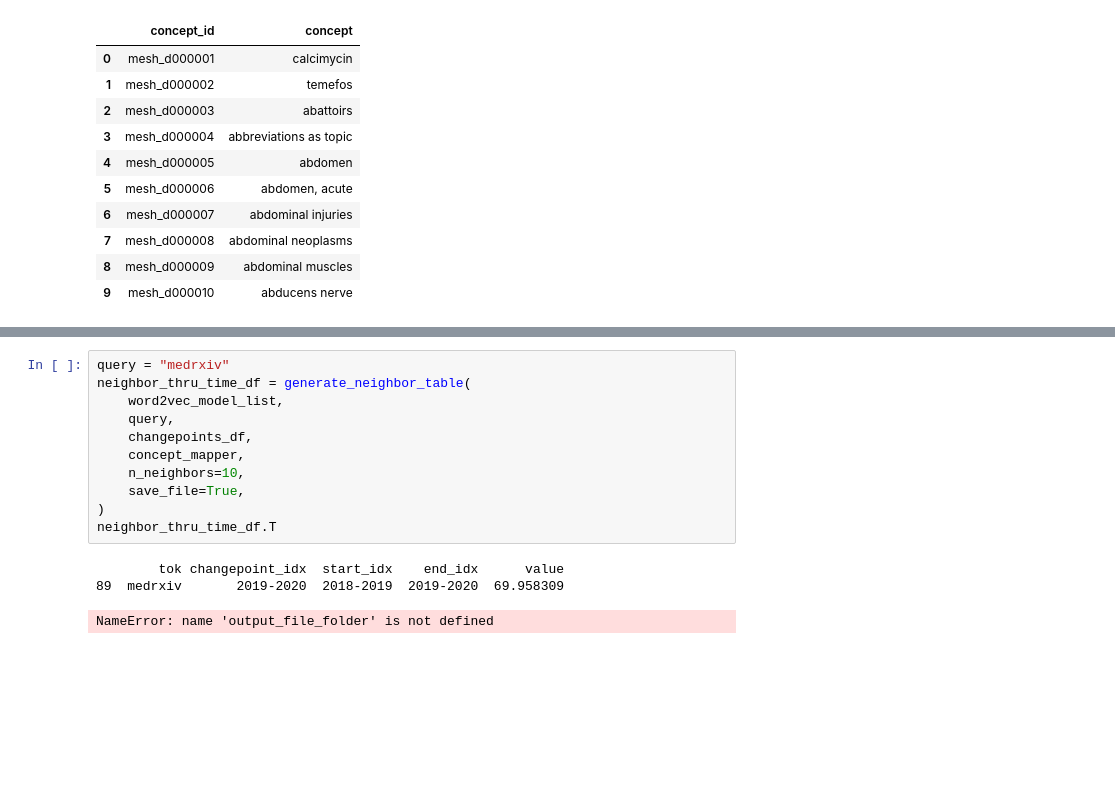
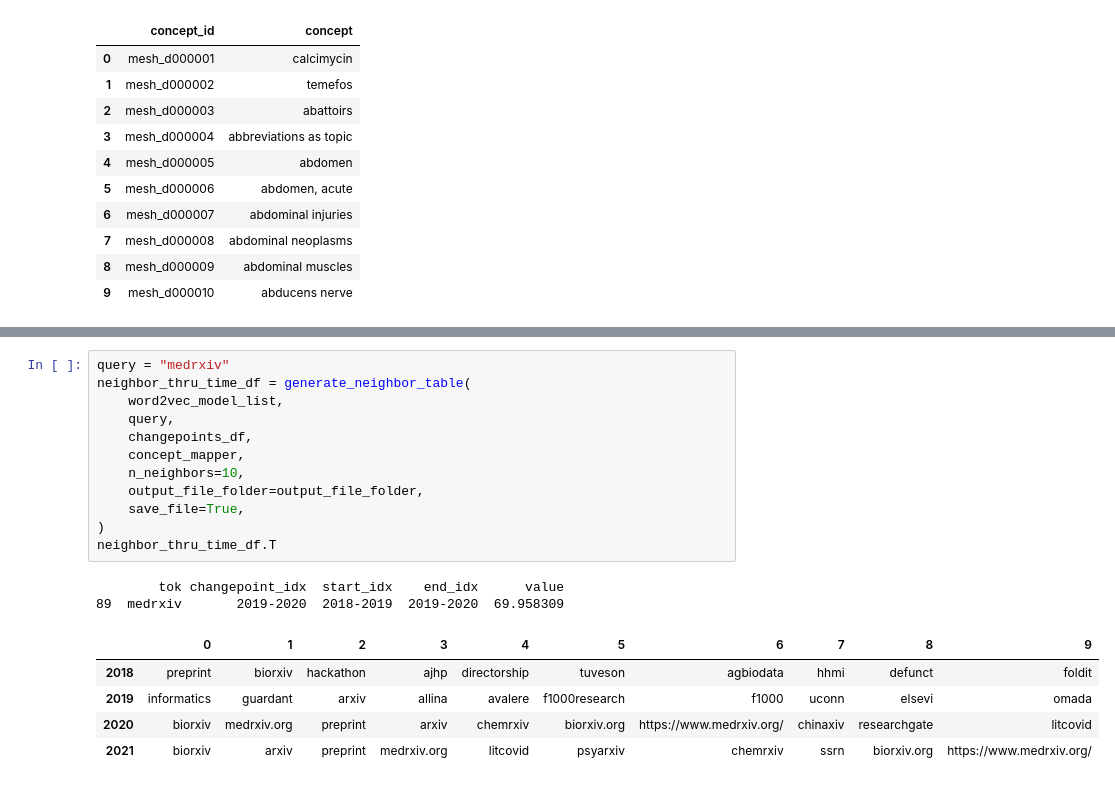
Before and after one commit to greenelab/biovectors, a Jupyter notebook: multi_model_revamp/03_explore_changepoint_detection_results.ipynb, the cells around one changed output, grey strips where cells are left out. Drawn from its saved outputs; the diff is of its cells as text; blank space fills up the shorter version.

```diff
--- a/multi_model_revamp/03_explore_changepoint_detection_results.ipynb
+++ b/multi_model_revamp/03_explore_changepoint_detection_results.ipynb
@@ -81,18 +81,23 @@ neighbor_thru_time_df.T
 # %%
 query = "medrxiv"
 neighbor_thru_time_df = generate_neighbor_table(
     word2vec_model_list,
     query,
     changepoints_df,
     concept_mapper,
     n_neighbors=10,
+    output_file_folder=output_file_folder,
     save_file=True,
 )
 neighbor_thru_time_df.T
 # %% [output]
         tok changepoint_idx  start_idx    end_idx      value
 89  medrxiv       2019-2020  2018-2019  2019-2020  69.958309
-NameError: name 'output_file_folder' is not defined
+|  | 0 | 1 | 2 | 3 | 4 | 5 | 6 | 7 | 8 | 9 |
+| 2018 | preprint | biorxiv | hackathon | ajhp | directorship | tuveson | agbiodata | hhmi | defunct | foldit |
+| 2019 | informatics | guardant | arxiv | allina | avalere | f1000research | f1000 | uconn | elsevi | omada |
+| 2020 | biorxiv | medrxiv.org | preprint | arxiv | chemrxiv | biorxiv.org | https://www.medrxiv.org/ | chinaxiv | researchgate | litcovid |
+| 2021 | biorxiv | arxiv | preprint | medrxiv.org | litcovid | psyarxiv | chemrxiv | ssrn | biorxiv.org | https://www.medrxiv.org/ |
 # %%
 query = "pandemic"
 neighbor_thru_time_df = generate_neighbor_table(
```
Also changed, not shown: parts of 4 cells of this notebook, 5 other files.
